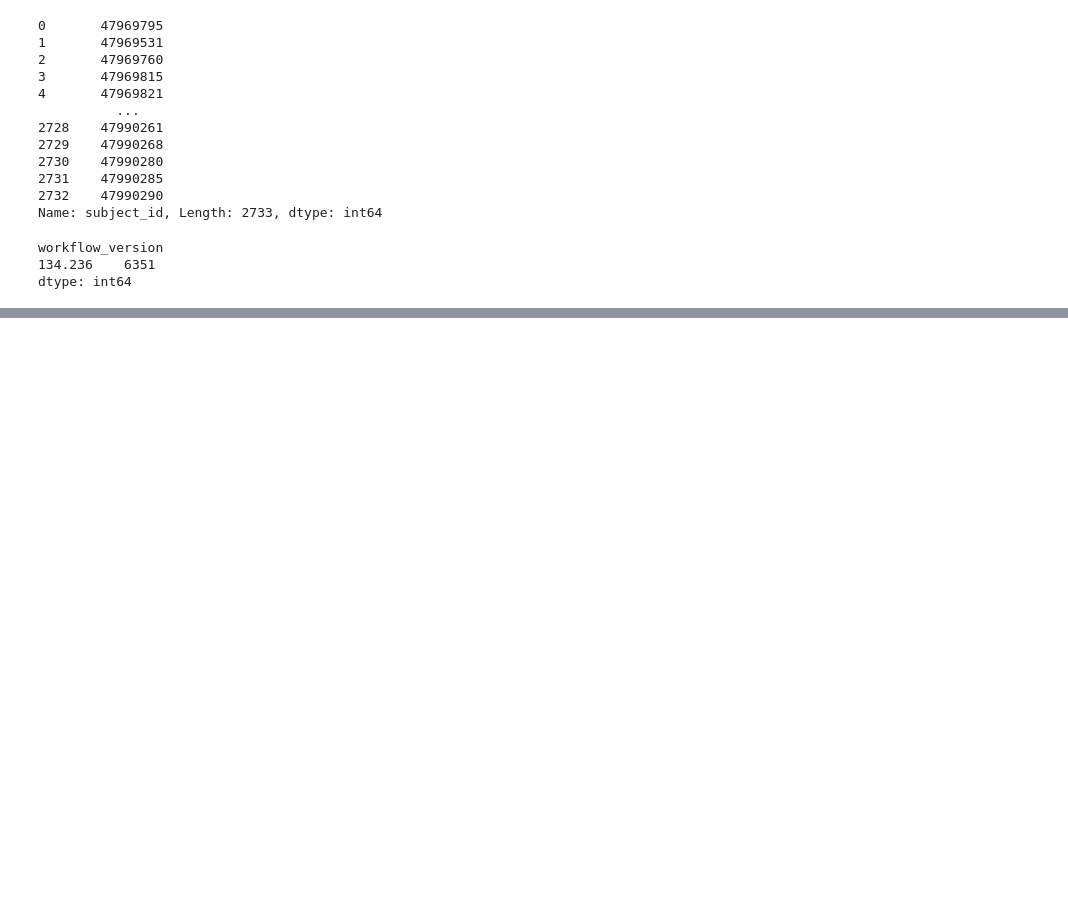
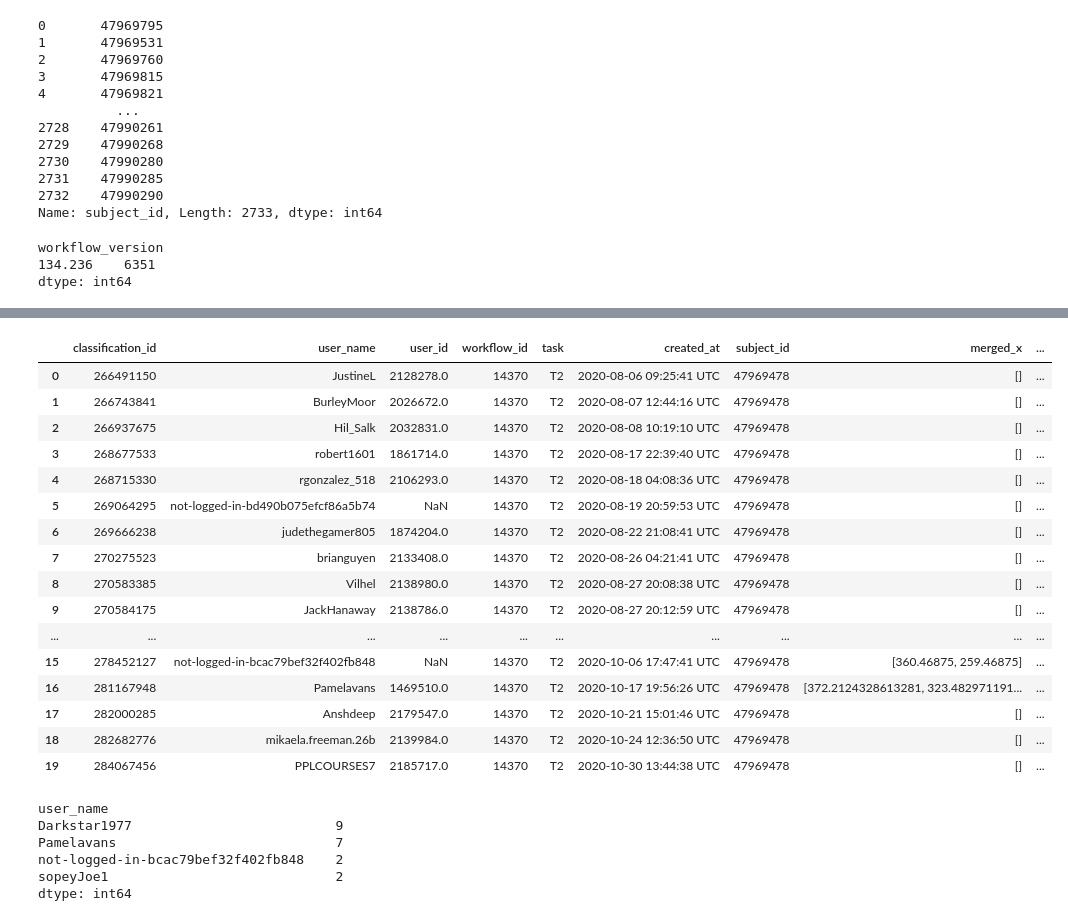
Before and after one commit to cwinkelmann/iguanas-from-above-zooniverse, a Jupyter notebook: Workflow_comparison.ipynb, the cells around one changed output, grey strips where cells are left out. Drawn from its saved outputs; the diff is of its cells as text; code cells hidden in the pictures; blank space fills up the shorter version.

```diff
--- a/Workflow_comparison.ipynb
+++ b/Workflow_comparison.ipynb
@@ -112,0 +286,25 @@ dtype: int64
+# %%
+df_panotes_point_extractor_r = df_panotes_point_extractor_r[['classification_id', 'user_name', 'user_id', 'workflow_id', 'task',
+       'created_at', 'subject_id', 'merged_x',
+       'merged_y'
+]].reset_index(drop=True)
+
+df_panotes_point_extractor_r
+# %% [output]
+|  | classification_id | user_name | user_id | workflow_id | task | created_at | subject_id | merged_x | ... |
+| 0 | 266491150 | JustineL | 2128278.0 | 14370 | T2 | 2020-08-06 09:25:41 UTC | 47969478 | [] | ... |
+| 1 | 266743841 | BurleyMoor | 2026672.0 | 14370 | T2 | 2020-08-07 12:44:16 UTC | 47969478 | [] | ... |
+| 2 | 266937675 | Hil_Salk | 2032831.0 | 14370 | T2 | 2020-08-08 10:19:10 UTC | 47969478 | [] | ... |
+| 3 | 268677533 | robert1601 | 1861714.0 | 14370 | T2 | 2020-08-17 22:39:40 UTC | 47969478 | [] | ... |
+| 4 | 268715330 | rgonzalez_518 | 2106293.0 | 14370 | T2 | 2020-08-18 04:08:36 UTC | 47969478 | [] | ... |
+| 5 | 269064295 | not-logged-in-bd490b075efcf86a5b74 | NaN | 14370 | T2 | 2020-08-19 20:59:53 UTC | 47969478 | [] | ... |
+| 6 | 269666238 | judethegamer805 | 1874204.0 | 14370 | T2 | 2020-08-22 21:08:41 UTC | 47969478 | [] | ... |
+| 7 | 270275523 | brianguyen | 2133408.0 | 14370 | T2 | 2020-08-26 04:21:41 UTC | 47969478 | [] | ... |
+| 8 | 270583385 | Vilhel | 2138980.0 | 14370 | T2 | 2020-08-27 20:08:38 UTC | 47969478 | [] | ... |
+| 9 | 270584175 | JackHanaway | 2138786.0 | 14370 | T2 | 2020-08-27 20:12:59 UTC | 47969478 | [] | ... |
+| ... | ... | ... | ... | ... | ... | ... | ... | ... | ... |
+| 15 | 278452127 | not-logged-in-bcac79bef32f402fb848 | NaN | 14370 | T2 | 2020-10-06 17:47:41 UTC | 47969478 | [360.46875, 259.46875] | ... |
+| 16 | 281167948 | Pamelavans | 1469510.0 | 14370 | T2 | 2020-10-17 19:56:26 UTC | 47969478 | [372.2124328613281, 323.482971191... | ... |
+| 17 | 282000285 | Anshdeep | 2179547.0 | 14370 | T2 | 2020-10-21 15:01:46 UTC | 47969478 | [] | ... |
+| 18 | 282682776 | mikaela.freeman.26b | 2139984.0 | 14370 | T2 | 2020-10-24 12:36:50 UTC | 47969478 | [] | ... |
+| 19 | 284067456 | PPLCOURSES7 | 2185717.0 | 14370 | T2 | 2020-10-30 13:44:38 UTC | 47969478 | [] | ... |
@@ -112,0 +313,9 @@ dtype: int64
+# %%
+df_panotes_point_extractor_r_ex.dropna(subset=['merged_x', 'merged_y'], how='all').groupby('user_name').size()
+# %% [output]
+user_name
+Darkstar1977                          9
+Pamelavans                            7
+not-logged-in-bcac79bef32f402fb848    2
+sopeyJoe1                             2
+dtype: int64
```
Also changed, not shown: parts of 17 cells of this notebook.
